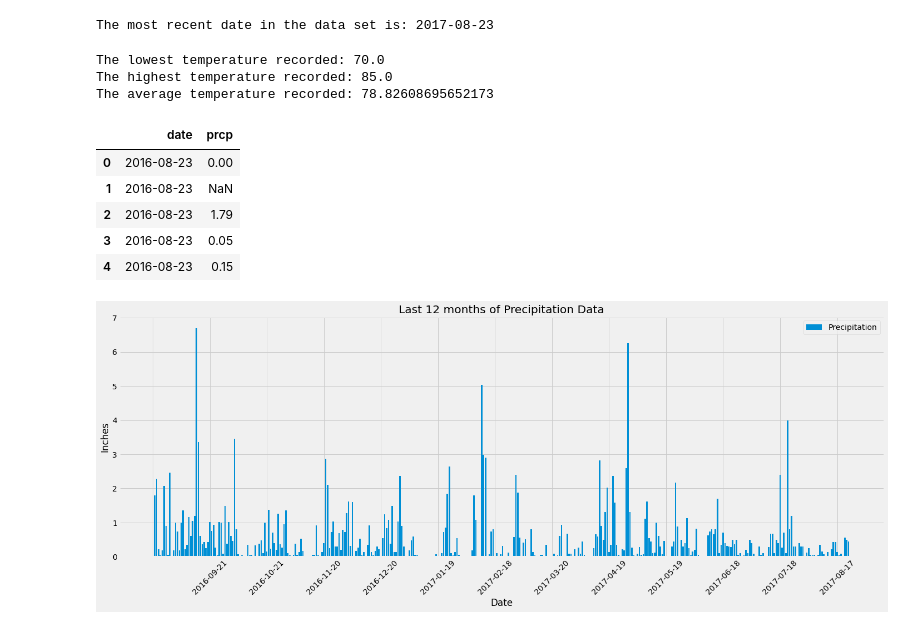
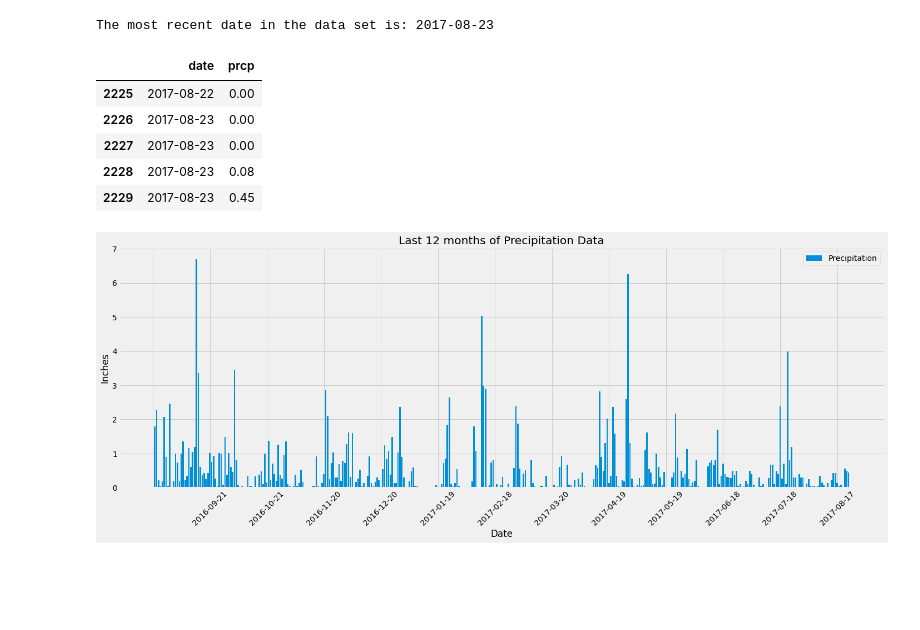
Before and after one commit to supriyada/sqlalchemy-challenge, a Jupyter notebook: climate_starter.ipynb, the cells around one changed output. Cells and saved outputs as stored; diff of their text form; code cells hidden in the pictures; blank space fills up the shorter version.

```diff
--- a/climate_starter.ipynb
+++ b/climate_starter.ipynb
@@ -53,49 +53,33 @@ recent_date = session.query(Measurement).order_by(Measurement.date.desc()).first
 print(f"The most recent date in the data set is: {recent_date.date}")
 # %% [output]
 The most recent date in the data set is: 2017-08-23
-# %%
-most_recent_date = parse("2017-07-20")
-r = session.query(Measurement, \
-                               func.min(Measurement.tobs).label("mini_temp"),\
-                                func.max(Measurement.tobs).label("max_temp"),\
-                                func.avg(Measurement.tobs).label("average_temp")).\
-                                filter(Measurement.date >= most_recent_date).all()
-
-for result in r:
-    print(f"The lowest temperature recorded: {result.mini_temp}")
-    print(f"The highest temperature recorded: {result.max_temp}")
-    print(f"The average temperature recorded: {result.average_temp}")
-# %% [output]
-The lowest temperature recorded: 70.0
-The highest temperature recorded: 85.0
-The average temperature recorded: 78.82608695652173
 # %%
 # Design a query to retrieve the last 12 months of precipitation data and plot the results.
 # Starting from the most recent data point in the database.
 most_recent_date = parse(recent_date.date)
 # Calculate the date one year from the last date in data set.
 start_date = most_recent_date  + relativedelta(months=-12) - timedelta(days=1)
 
 # Perform a query to retrieve the data and precipitation scores
 query_result = session.query(Measurement.date,Measurement.prcp).\
                 filter(Measurement.date.between(start_date,most_recent_date)).all()
 
 
 # Save the query results as a Pandas DataFrame and set the index to the date column
 df = pd.DataFrame(query_result, columns=['date', 'prcp'])
 df.set_index('date', inplace=True,)
 
 # Sort the dataframe by date
 df = df.sort_values(["date"])
 sorted_df = df.reset_index(drop=False)
-sorted_df.head()
+sorted_df.tail()
 # %% [output]
 |  | date | prcp |
-| 0 | 2016-08-23 | 0.00 |
-| 1 | 2016-08-23 | NaN |
-| 2 | 2016-08-23 | 1.79 |
-| 3 | 2016-08-23 | 0.05 |
-| 4 | 2016-08-23 | 0.15 |
+| 2225 | 2017-08-22 | 0.00 |
+| 2226 | 2017-08-23 | 0.00 |
+| 2227 | 2017-08-23 | 0.00 |
+| 2228 | 2017-08-23 | 0.08 |
+| 2229 | 2017-08-23 | 0.45 |
 # %%
 # Use Pandas Plotting with Matplotlib to plot the data
 x_axis = sorted_df.date
```
Also changed, not shown: 1 other file.
